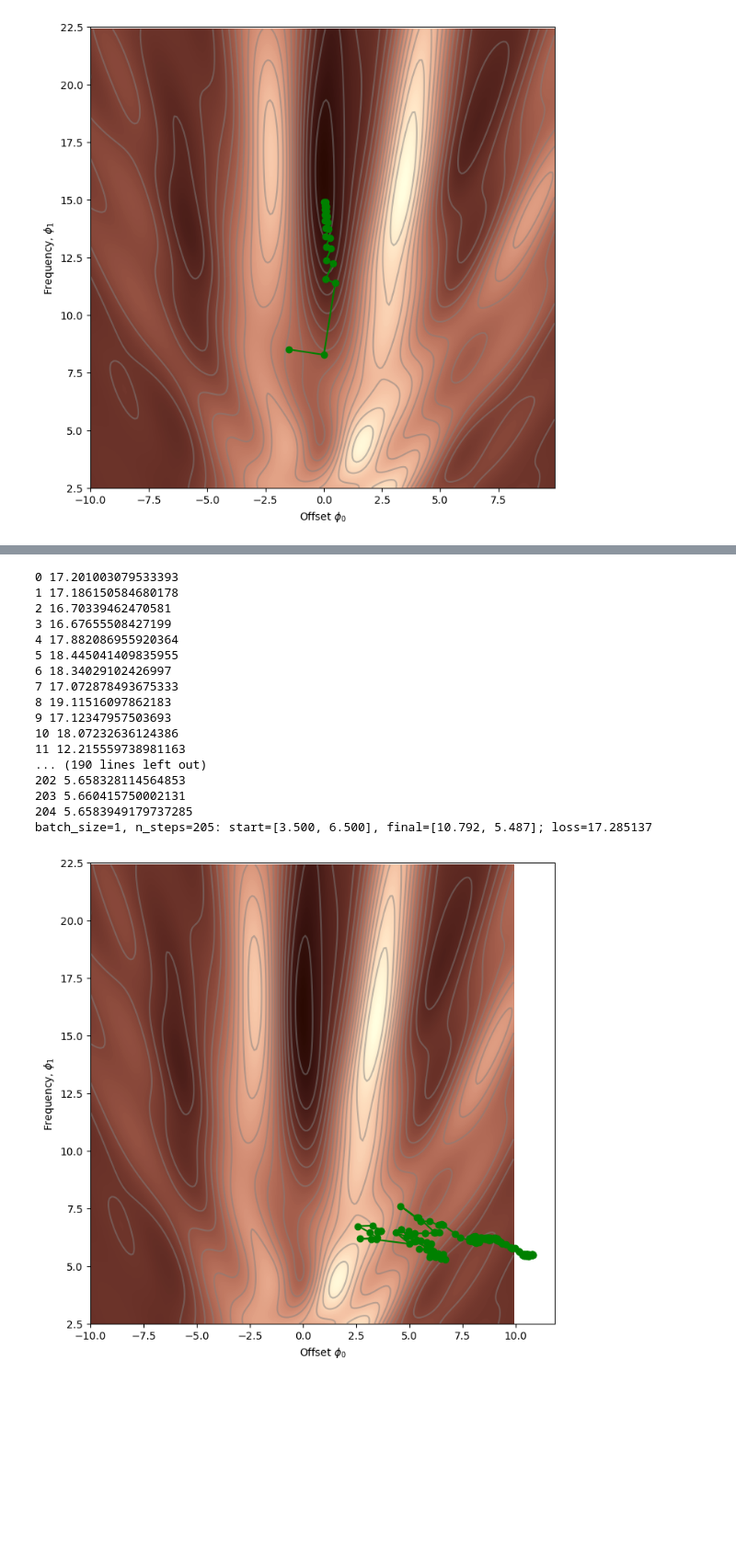
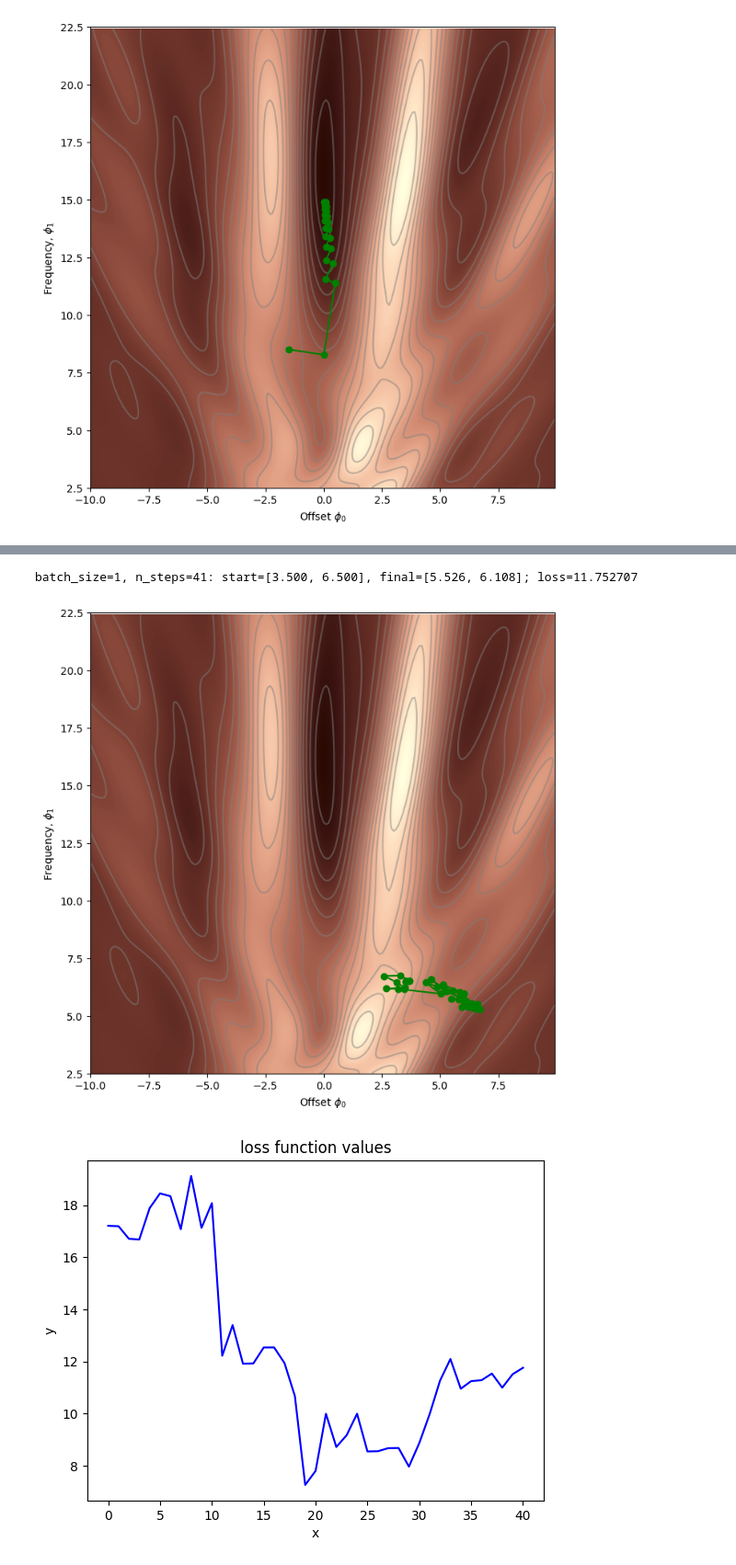
Before and after one commit to LogicsSoftware/Spoon-Knife, a Jupyter notebook: Notebooks/Chap06/6_3_Stochastic_Gradient_Descent.ipynb, the cells around one changed output, grey strips where cells are left out. Shown at 92% size. Saved outputs shown, nothing was run; the diff lists cells and outputs as text; code cells hidden in the pictures; blank space fills up the shorter version.

Commit message:
draw loss function

```diff
--- a/Notebooks/Chap06/6_3_Stochastic_Gradient_Descent.ipynb
+++ b/Notebooks/Chap06/6_3_Stochastic_Gradient_Descent.ipynb
@@ -352,54 +352,59 @@ def stochastic_gradient_descent_step(phi, data, alpha, batch_size):
   return phi
 
 ##stochastic_gradient_descent_step(phi, data, alpha =0.5, batch_size=5)
+
+def draw_fnc(x, y, title=None):
+  fig, ax = plt.subplots()
+  #ax.plot(data[0,:],data[1,:],'bo')
+  ax.plot(x, y,'b-')
+  #ax.set_xlim([-15,15]);ax.set_ylim([-1,1])
+  ax.set_xlabel('x'); ax.set_ylabel('y')
+  if title is not None:
+    ax.set_title(title)
+  plt.show()
+
+#draw_fnc(data[0,:], data[1,:])
 # %%
 # Set the random number generator so you always get same numbers (disable if you don't want this)
 np.random.seed(1)
 # Initialize the parameters
-batch_size = 5; n_steps = 41    # batch_size=5, n_steps=41: start=[3.500, 6.500], final=[-0.497, 12.268]; loss=17.285137
-batch_size = 1; n_steps = 5*41  # batch_size=1, n_steps=205: start=[3.500, 6.500], final=[10.792, 5.487]; loss=5.660070
+#batch_size = 5; n_steps = 41    # batch_size=5, n_steps=41: start=[3.500, 6.500], final=[-0.497, 12.268]; loss=4.624355
+batch_size = 1; n_steps = 41    # batch_size=1, n_steps=41: start=[3.500, 6.500], final=[5.526, 6.108]; loss=11.752707
+#batch_size = 1; n_steps = 5*41  # batch_size=1, n_steps=205: start=[3.500, 6.500], final=[10.792, 5.487]; loss=5.660070
 
 phi_all = np.zeros((2,n_steps+1))
 phi_all[0,0] = 3.5
 phi_all[1,0] = 6.5
+
+loss_all = np.zeros((n_steps))
+
 
 # Measure loss and draw initial model
 loss =  compute_loss(data[0,:], data[1,:], model, phi_all[:,0:1])
 draw_model(data,model,phi_all[:,0:1], "Initial parameters, Loss = %f"%(loss))
 
 for c_step in range (n_steps):
   # Do gradient descent step
-  #phi_all[:,c_step+1:c_step+2] = stochastic_gradient_descent_step(phi_all[:,c_step:c_step+1],data, alpha =0.8, batch_size=batch_size)  # n_steps= 41: start=[3.500, 6.500], final=[-0.497, 12.268]; loss=4.624355
   phi_all[:,c_step+1:c_step+2] = stochastic_gradient_descent_step(phi_all[:,c_step:c_step+1],data, alpha =0.8, batch_size=batch_size)
+
   # Measure loss and draw model every 8th step
   #if c_step % 8 == 0:
     #loss =  compute_loss(data[0,:], data[1,:], model, phi_all[:,c_step+1:c_step+2])
     #draw_model(data,model,phi_all[:,c_step+1], "Iteration %d, loss = %f"%(c_step+1,loss))
 
-  print(c_step, compute_loss(data[0,:], data[1,:], model, phi_all[:,c_step+1:c_step+2]))
+  # Measure loss
+  loss_all[c_step] = compute_loss(data[0,:], data[1,:], model, phi_all[:,c_step+1:c_step+2])
 
-print('batch_size=%1.0i, n_steps=%1.0i: start=[%3.3f, %3.3f], final=[%3.3f, %3.3f]; loss=%f'%(batch_size, n_steps, phi_all[0, 0], phi_all[1, 0], phi_all[0, n_steps], phi_all[1, n_steps], loss))
+print('batch_size=%1.0i, n_steps=%1.0i: start=[%3.3f, %3.3f], final=[%3.3f, %3.3f]; loss=%f'%(batch_size, n_steps, phi_all[0, 0], phi_all[1, 0], phi_all[0, n_steps], phi_all[1, n_steps], loss_all[c_step]))
 draw_loss_function(compute_loss, data, model,phi_all)
+
+# draw loss function values
+draw_fnc(range(n_steps), loss_all, "loss function values")
 # %% [output]
 [figure]
-0 17.201003079533393
-1 17.186150584680178
-2 16.70339462470581
-3 16.67655508427199
-4 17.882086955920364
-5 18.445041409835955
-6 18.34029102426997
-7 17.072878493675333
-8 19.11516097862183
-9 17.12347957503693
-10 18.07232636124386
-11 12.215559738981163
-... (190 lines left out)
-202 5.658328114564853
-203 5.660415750002131
-204 5.6583949179737285
-batch_size=1, n_steps=205: start=[3.500, 6.500], final=[10.792, 5.487]; loss=17.285137
+batch_size=1, n_steps=41: start=[3.500, 6.500], final=[5.526, 6.108]; loss=11.752707
-[figure, old version]
+[figure, new version]
+[figure, added]
 # %%
 # TODO -- Experiment with different learning rates, starting points, batch sizes, number of steps.  Get a feel for this.
 # %%
```
Also changed, not shown: parts of 1 cell of this notebook.
